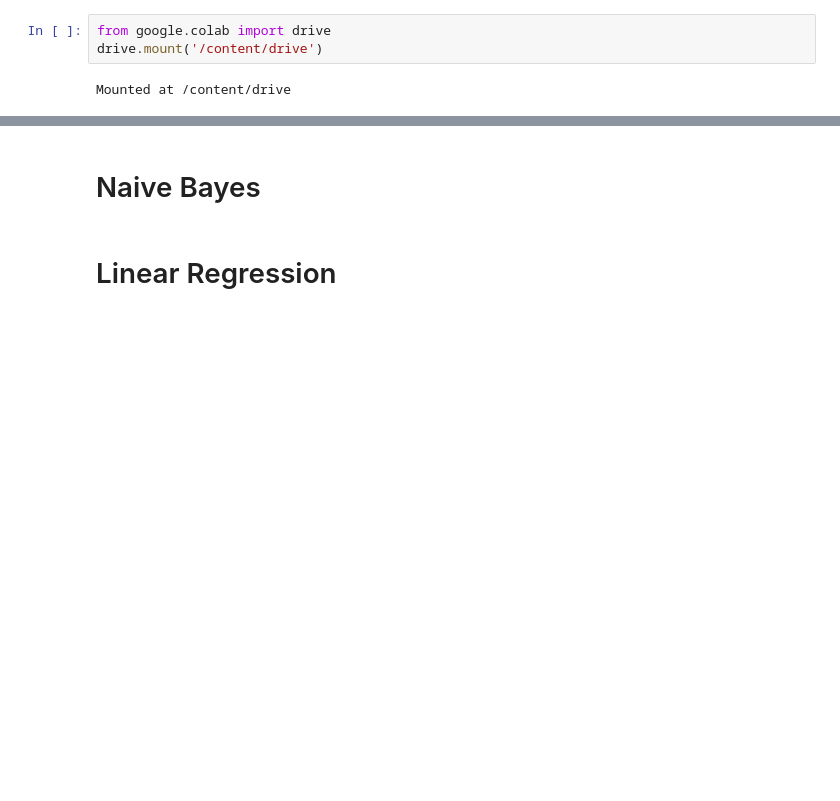
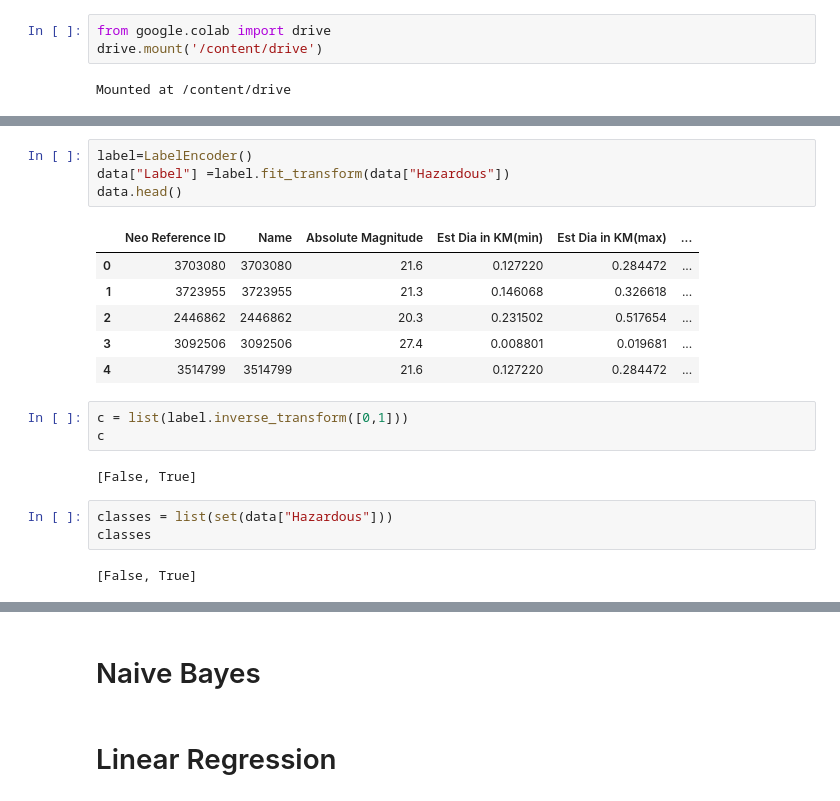
Before and after one commit to AishwaryaKaranth/asteroid-classification-using-ml, a Jupyter notebook: Asteroid_Classification_using_Machine_Learning.ipynb, the cells around one changed output, grey strips where cells are left out. Saved outputs shown, nothing was run; the diff lists cells and outputs as text; blank space fills up the shorter version.

```diff
--- a/Asteroid_Classification_using_Machine_Learning.ipynb
+++ b/Asteroid_Classification_using_Machine_Learning.ipynb
@@ -19,0 +88,21 @@ data=pd.read_csv(path)
+# %%
+label=LabelEncoder()
+data["Label"] =label.fit_transform(data["Hazardous"])
+data.head()
+# %% [output]
+|  | Neo Reference ID | Name | Absolute Magnitude | Est Dia in KM(min) | Est Dia in KM(max) | ... |
+| 0 | 3703080 | 3703080 | 21.6 | 0.127220 | 0.284472 | ... |
+| 1 | 3723955 | 3723955 | 21.3 | 0.146068 | 0.326618 | ... |
+| 2 | 2446862 | 2446862 | 20.3 | 0.231502 | 0.517654 | ... |
+| 3 | 3092506 | 3092506 | 27.4 | 0.008801 | 0.019681 | ... |
+| 4 | 3514799 | 3514799 | 21.6 | 0.127220 | 0.284472 | ... |
+# %%
+c = list(label.inverse_transform([0,1]))
+c
+# %% [output]
+[False, True]
+# %%
+classes = list(set(data["Hazardous"]))
+classes
+# %% [output]
+[False, True]
```
Also changed, not shown: parts of 9 cells of this notebook.
